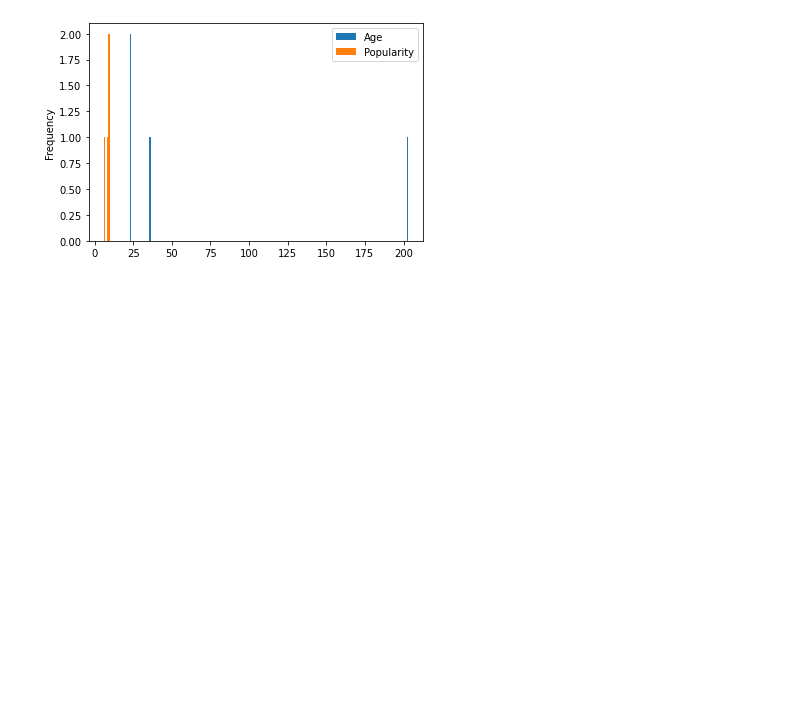
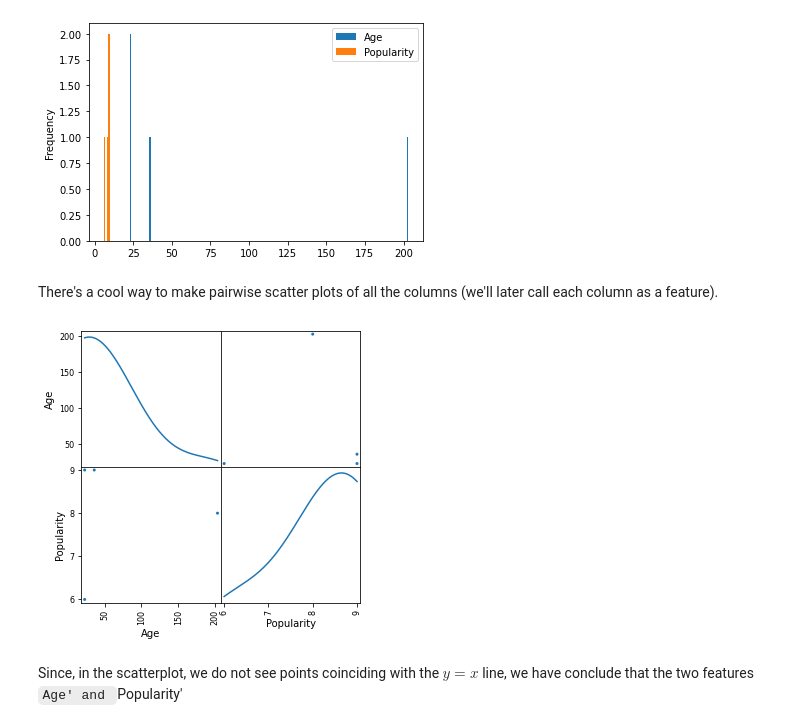
Before and after one commit to raghurama123/DataScience, a Jupyter notebook: notebooks/DS_01.ipynb, the cells around one changed output. Saved outputs shown, nothing was run; the diff lists cells and outputs as text; code cells hidden in the pictures; blank space fills up the shorter version.

```diff
--- a/notebooks/DS_01.ipynb
+++ b/notebooks/DS_01.ipynb
@@ -267,3 +267,12 @@ SW_df.plot.hist(bins=200, alpha=1.0)
 # %% [output]
 <AxesSubplot:ylabel='Frequency'>
 [figure]
+# %% [markdown]
+There's a cool way to make pairwise scatter plots of all the columns (we'll later call each column as a feature).
+# %%
+from pandas.plotting import scatter_matrix
+scatter_matrix(SW_df, alpha=1.0, figsize=(5, 5), diagonal="kde");
+# %% [output]
+[figure, added]
+# %% [markdown]
+Since, in the scatterplot, we do not see points coinciding with the $y=x$ line, we have conclude that the two features `Age' and `Popularity'
```
